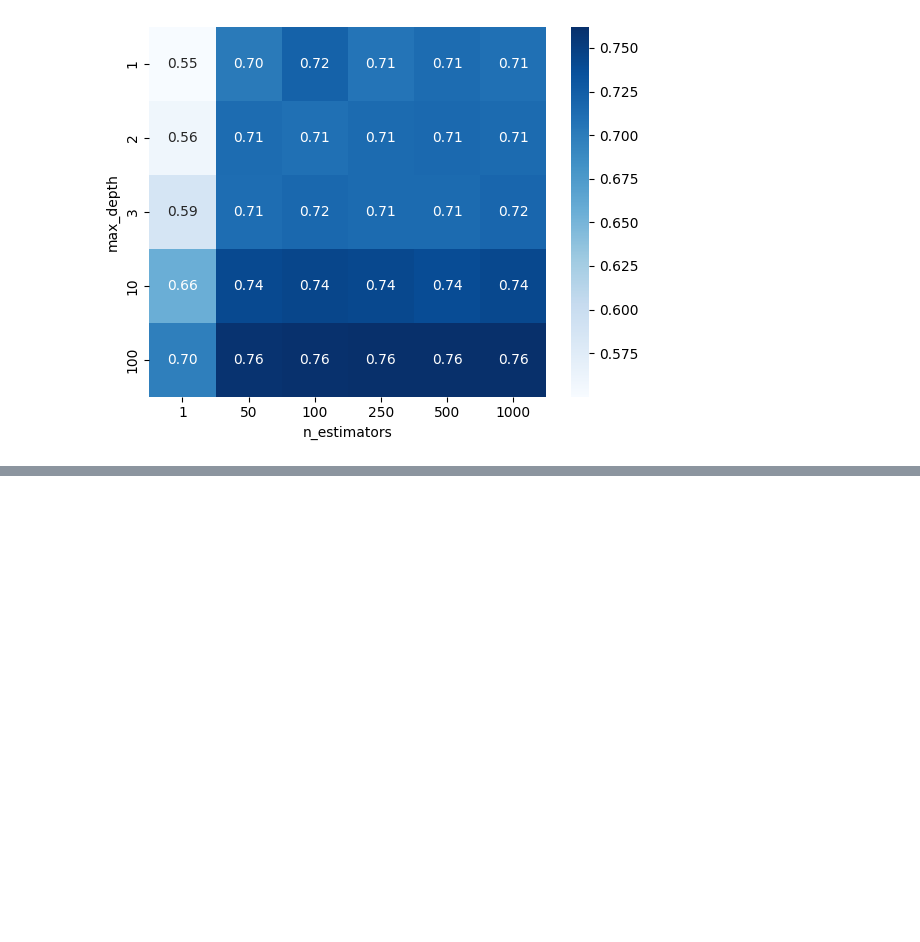
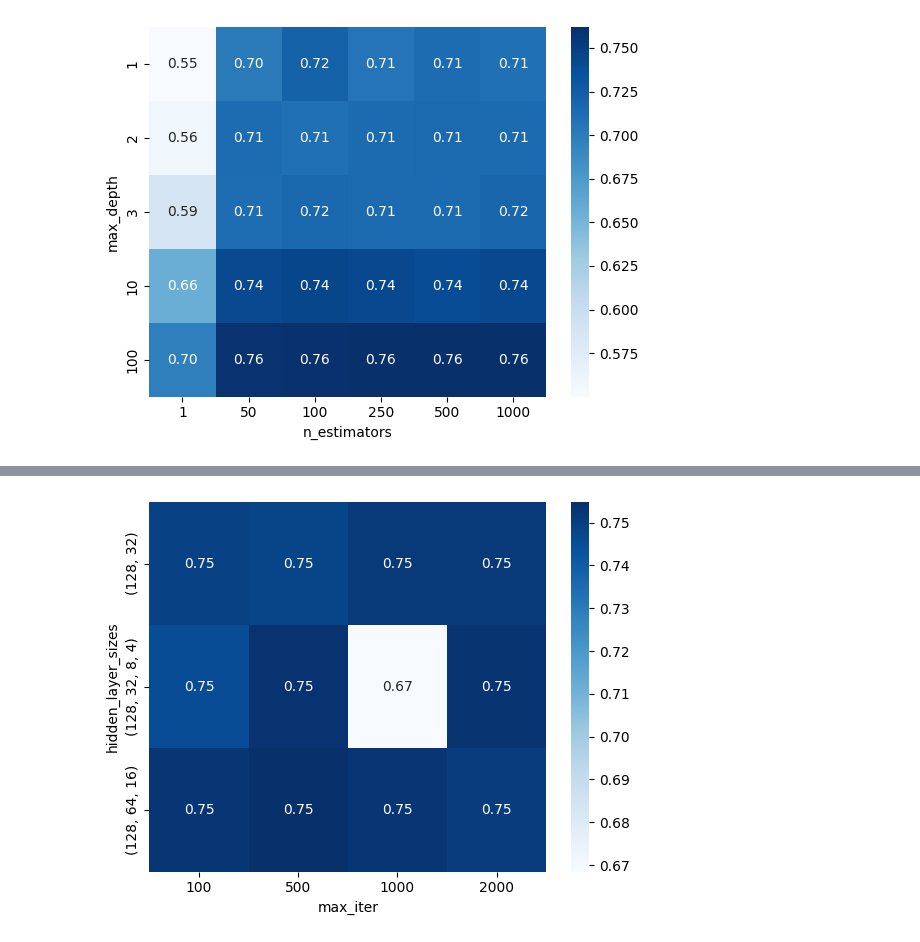
Before and after one commit to MikeGlotzkowski/pyl01, a Jupyter notebook: notebooks/day3.2.ipynb, the cells around one changed output, grey strips where cells are left out. Cells and saved outputs as stored; diff of their text form; code cells hidden in the pictures; blank space fills up the shorter version.

```diff
--- a/notebooks/day3.2.ipynb
+++ b/notebooks/day3.2.ipynb
@@ -350,0 +405,14 @@ Fitting 3 folds for each of 30 candidates, totalling 90 fits
+# %%
+# tune hyperparameters of neural network
+
+from sklearn.model_selection import GridSearchCV
+
+param_grid = {
+    'hidden_layer_sizes': [(128, 32), (128, 64, 16), (128, 32, 8, 4)],
+    'max_iter': [100, 500, 1000, 2000],
+}
+
+nn = MLPClassifier()
+grid_search = GridSearchCV(estimator=nn, param_grid=param_grid, cv=3, n_jobs=-1, verbose=2)
+grid_search.fit(X_train, y_train)
+grid_search.best_params_
@@ -350,0 +458,15 @@ Fitting 3 folds for each of 30 candidates, totalling 90 fits
+# %%
+# plot hyperparameter tuning results
+
+# hidden_layer_sizes means number of nodes in each layer
+# max_iter means max number of iterations
+
+results = pd.DataFrame(grid_search.cv_results_)
+results = results.sort_values(by='rank_test_score')
+results = results[['param_hidden_layer_sizes', 'param_max_iter', 'mean_test_score']]
+results = results.rename(columns={'param_hidden_layer_sizes': 'hidden_layer_sizes', 'param_max_iter': 'max_iter', 'mean_test_score': 'score'})
+results = results.pivot_table(index='hidden_layer_sizes', columns='max_iter', values='score')
+sns.heatmap(results, annot=True, fmt='.2f', cmap='Blues')
+plt.show()
+# %% [output]
+[figure, added]
```
Also changed, not shown: parts of 8 cells of this notebook, 1 other file.
